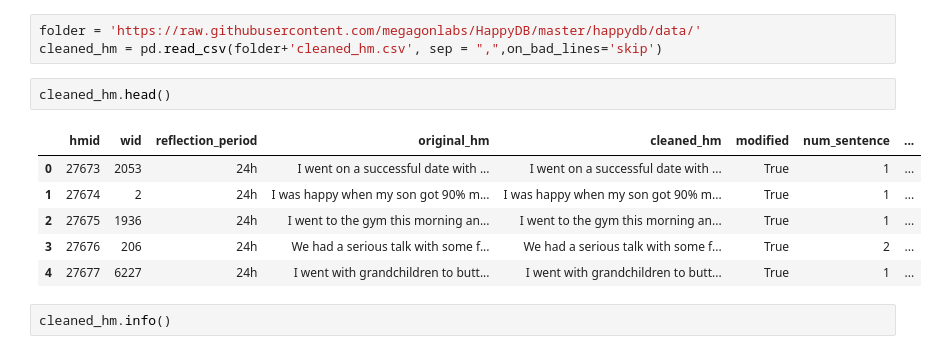
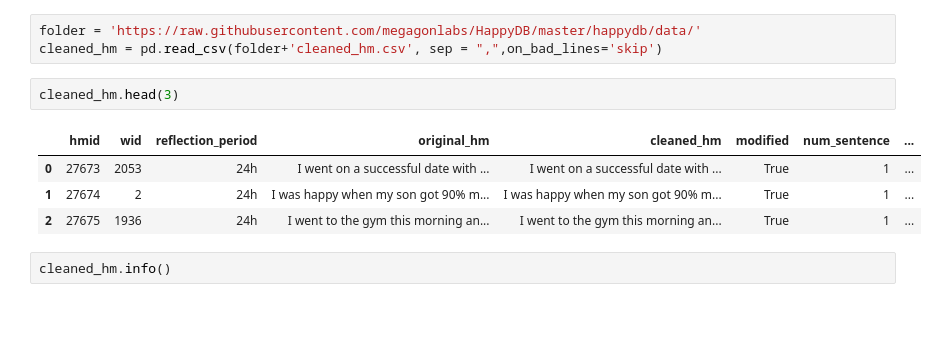
Before and after one commit to TZstatsADS/ads-fall2023-project1-juliamblake1, a Jupyter notebook: doc/project 1 v1.ipynb, the cells around one changed output. Saved outputs shown, nothing was run; the diff lists cells and outputs as text; blank space fills up the shorter version.

```diff
--- a/doc/project 1 v1.ipynb
+++ b/doc/project 1 v1.ipynb
@@ -12,14 +27,12 @@ import pandas as pd
 folder = 'https://raw.githubusercontent.com/megagonlabs/HappyDB/master/happydb/data/'
 cleaned_hm = pd.read_csv(folder+'cleaned_hm.csv', sep = ",",on_bad_lines='skip')
 # %%
-cleaned_hm.head()
+cleaned_hm.head(3)
 # %% [output]
 |  | hmid | wid | reflection_period | original_hm | cleaned_hm | modified | num_sentence | ... |
 | 0 | 27673 | 2053 | 24h | I went on a successful date with ... | I went on a successful date with ... | True | 1 | ... |
 | 1 | 27674 | 2 | 24h | I was happy when my son got 90% m... | I was happy when my son got 90% m... | True | 1 | ... |
 | 2 | 27675 | 1936 | 24h | I went to the gym this morning an... | I went to the gym this morning an... | True | 1 | ... |
-| 3 | 27676 | 206 | 24h | We had a serious talk with some f... | We had a serious talk with some f... | True | 2 | ... |
-| 4 | 27677 | 6227 | 24h | I went with grandchildren to butt... | I went with grandchildren to butt... | True | 1 | ... |
 # %%
 cleaned_hm.info()
 # %% [output]
```
Also changed, not shown: parts of 35 cells of this notebook, 1 other file.
